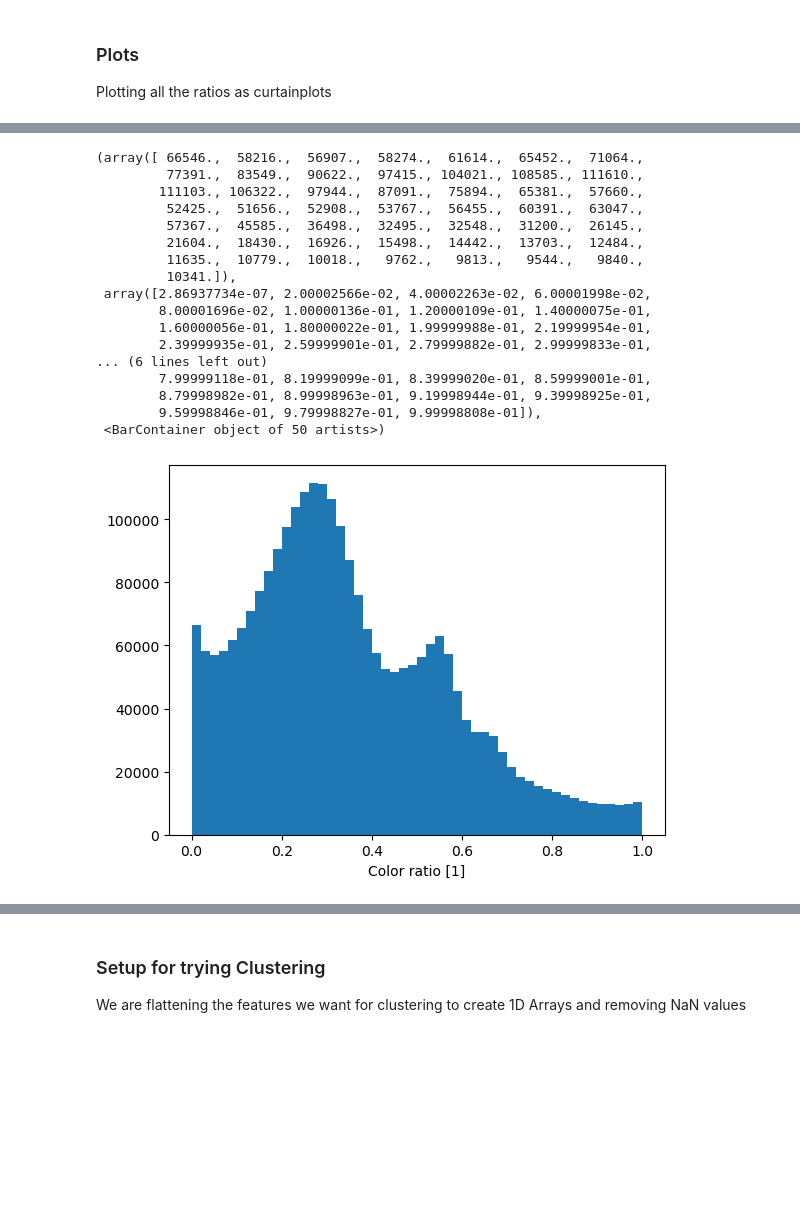
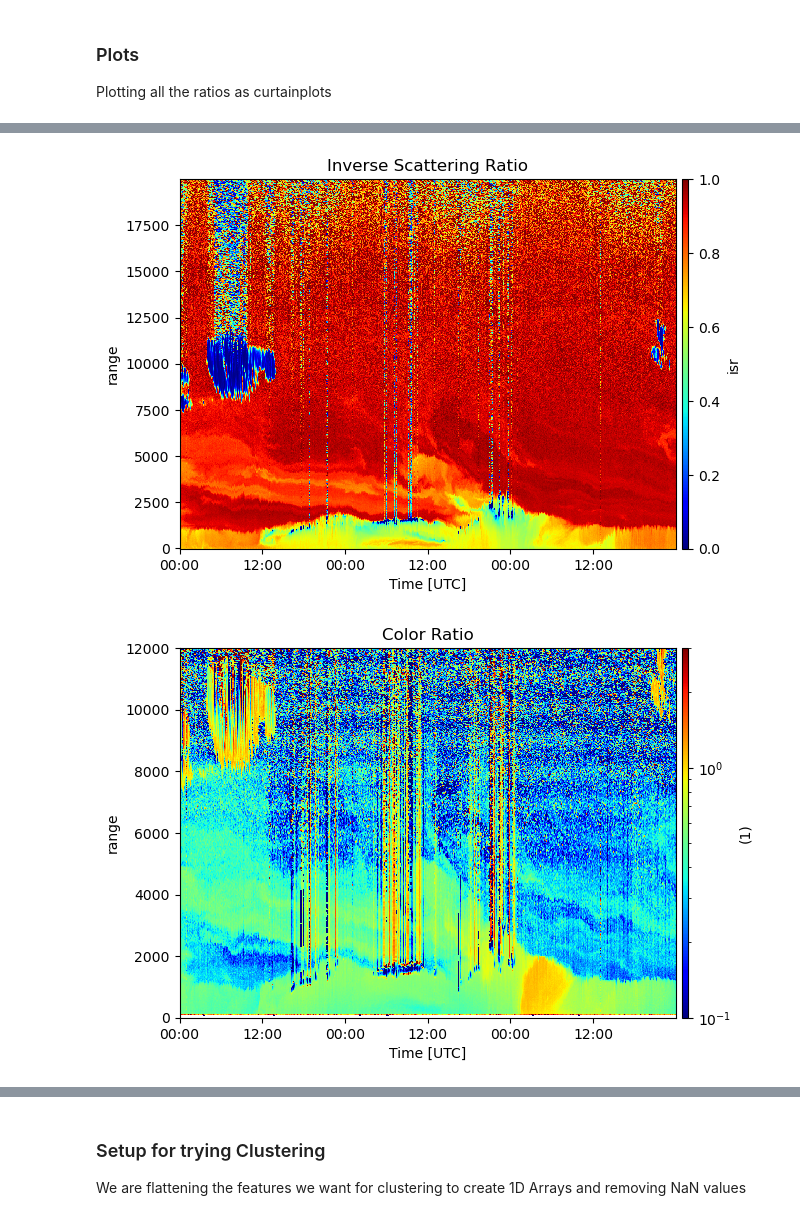
Before and after one commit to ARM-Synergy/ndim-auto-cluster-lidar, a Jupyter notebook: notebooks/hsrl_analysis.ipynb, the cells around one changed output, grey strips where cells are left out. Cells and saved outputs as stored; diff of their text form; code cells hidden in the pictures; blank space fills up the shorter version.

```diff
--- a/notebooks/hsrl_analysis.ipynb
+++ b/notebooks/hsrl_analysis.ipynb
@@ -46,0 +42,7 @@ National Forest, AL, AMF3 (Main Site) (M1). Atmospheric Radiation Measurement
+# %%
+bnf_hsrl_data = load_data()
+bnf_hsrl_data
+
+# load the dataset through act
+bnf_hsrl_ds = act.io.read_arm_netcdf(bnf_hsrl_data)
+bnf_hsrl_ds
@@ -70,8 +85,11 @@ Data variables: (12/111)
 # %%
 # features to extract
-columns_to_read = ["color_ratio", "linear_depol", "linear_depol_1064", "num_aerosol_photons", "num_aerosol_photons_1064", "num_molecular_photons", "num_molecular_photons_1064"]
+def load_data_with_specific_features(columns_to_read):
+    bnf_hsrl_spec_features = act.io.read_arm_netcdf(bnf_hsrl_data, keep_variables=columns_to_read)
+    return bnf_hsrl_spec_features
 # %%
 # load the dataset with only desired columns
-bnf_hsrl_spec_features = act.io.read_arm_netcdf(bnf_hsrl, keep_variables=columns_to_read)
+columns_to_read = ["color_ratio", "linear_depol", "linear_depol_1064", "num_aerosol_photons", "num_aerosol_photons_1064", "num_molecular_photons", "num_molecular_photons_1064", "atten_beta_r_backscatter"]
+bnf_hsrl_spec_features = load_data_with_specific_features(columns_to_read)
 bnf_hsrl_spec_features
 # %% [output]
@@ -234,12 +267,13 @@ plt.show()
 # %%
 # Plotting Inverse Scattering Ratio
-display = act.plotting.TimeSeriesDisplay(bnf_hsrl_spec_features)
-display.plot(
-    'isr',
-    cmap='jet',
-    vmin=0,
-    vmax=1,
-    set_title="Inverse Scattering Ratio"
-)
-# display.axes[0].set_ylim(0, 8000)
-plt.show()
+def plot_inverse_scattering_ratio(bnf_hsrl_spec_features):
+    display = act.plotting.TimeSeriesDisplay(bnf_hsrl_spec_features)
+    display.plot(
+        'isr',
+        cmap='jet',
+        vmin=0,
+        vmax=1,
+        set_title="Inverse Scattering Ratio"
+    )
+    # display.axes[0].set_ylim(0, 8000)
+    plt.show()
@@ -307,29 +279,0 @@ filtered_da.plot.hist(bins=50)
-# %%
-# Plotting color ratio
-
-min_val, max_val = 0, 1
-
-# Filter the DataArray
-# Only values between 0 and 1 (exclusive) remain; others become NaN
-da = bnf_hsrl_spec_features["color_ratio"]
-filtered_da = da.where((da > min_val) & (da < max_val))
-filtered_da.plot.hist(bins=50)
-# %% [output]
-(array([ 66546.,  58216.,  56907.,  58274.,  61614.,  65452.,  71064.,
-         77391.,  83549.,  90622.,  97415., 104021., 108585., 111610.,
-        111103., 106322.,  97944.,  87091.,  75894.,  65381.,  57660.,
-         52425.,  51656.,  52908.,  53767.,  56455.,  60391.,  63047.,
-         57367.,  45585.,  36498.,  32495.,  32548.,  31200.,  26145.,
-         21604.,  18430.,  16926.,  15498.,  14442.,  13703.,  12484.,
-         11635.,  10779.,  10018.,   9762.,   9813.,   9544.,   9840.,
-         10341.]),
- array([2.86937734e-07, 2.00002566e-02, 4.00002263e-02, 6.00001998e-02,
-        8.00001696e-02, 1.00000136e-01, 1.20000109e-01, 1.40000075e-01,
-        1.60000056e-01, 1.80000022e-01, 1.99999988e-01, 2.19999954e-01,
-        2.39999935e-01, 2.59999901e-01, 2.79999882e-01, 2.99999833e-01,
-... (6 lines left out)
-        7.99999118e-01, 8.19999099e-01, 8.39999020e-01, 8.59999001e-01,
-        8.79998982e-01, 8.99998963e-01, 9.19998944e-01, 9.39998925e-01,
-        9.59998846e-01, 9.79998827e-01, 9.99998808e-01]),
- <BarContainer object of 50 artists>)
-[figure, removed]
@@ -335,0 +283,4 @@ filtered_da.plot.hist(bins=50)
+# %%
+plot_inverse_scattering_ratio(bnf_hsrl_spec_features)
+# %% [output]
+[figure, added]
@@ -335,0 +290,4 @@ filtered_da.plot.hist(bins=50)
+# %%
+plot_color_ratio(bnf_hsrl_spec_features)
+# %% [output]
+[figure, added]
```
Also changed, not shown: parts of 62 cells of this notebook.
